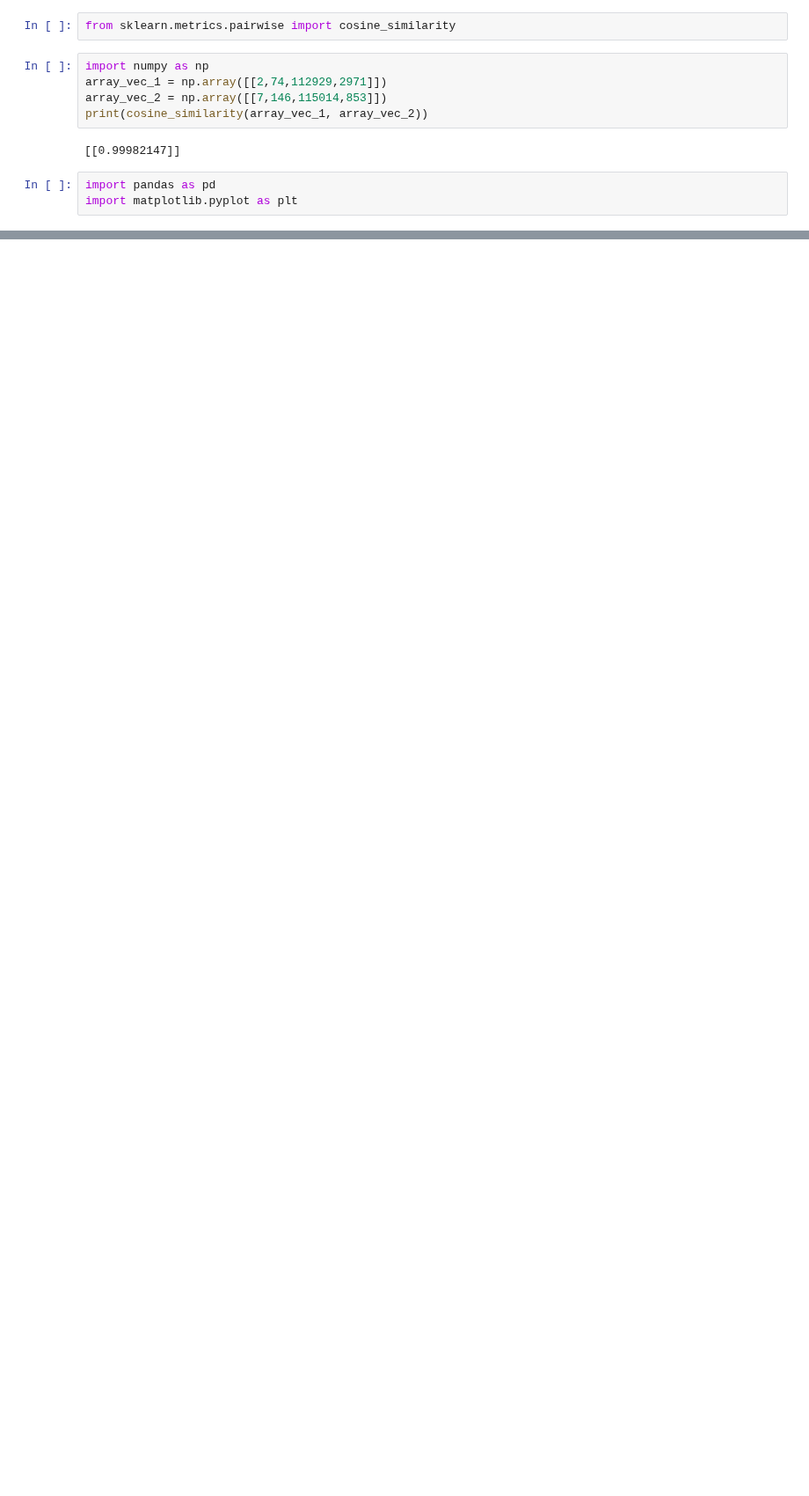
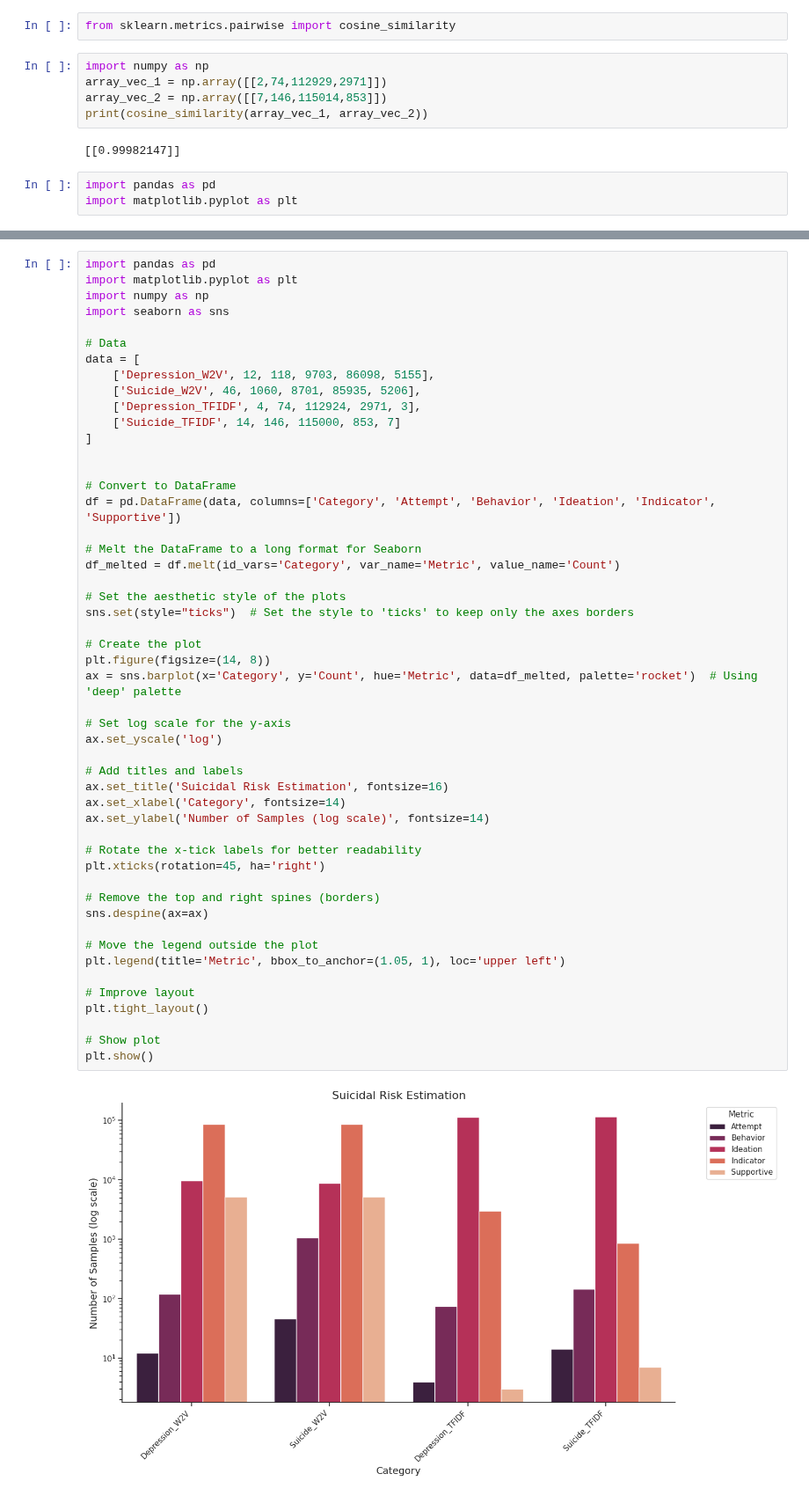
Before and after one commit to Iftekhar-mobin/depression_suicide_project, a Jupyter notebook: papers/depression/gridsearch_find_best_classifier.ipynb, the cells around one changed output, grey strips where cells are left out. Shown at 88% size. Cells and saved outputs as stored; diff of their text form; blank space fills up the shorter version.

```diff
--- a/papers/depression/gridsearch_find_best_classifier.ipynb
+++ b/papers/depression/gridsearch_find_best_classifier.ipynb
@@ -686,0 +697,52 @@ import matplotlib.pyplot as plt
+# %%
+import pandas as pd
+import matplotlib.pyplot as plt
+import numpy as np
+import seaborn as sns
+
+# Data
+data = [
+    ['Depression_W2V', 12, 118, 9703, 86098, 5155],
+    ['Suicide_W2V', 46, 1060, 8701, 85935, 5206],
+    ['Depression_TFIDF', 4, 74, 112924, 2971, 3],
+    ['Suicide_TFIDF', 14, 146, 115000, 853, 7]
+]
+
+
+# Convert to DataFrame
+df = pd.DataFrame(data, columns=['Category', 'Attempt', 'Behavior', 'Ideation', 'Indicator', 'Supportive'])
+
+# Melt the DataFrame to a long format for Seaborn
+df_melted = df.melt(id_vars='Category', var_name='Metric', value_name='Count')
+
+# Set the aesthetic style of the plots
+sns.set(style="ticks")  # Set the style to 'ticks' to keep only the axes borders
+
+# Create the plot
+plt.figure(figsize=(14, 8))
+ax = sns.barplot(x='Category', y='Count', hue='Metric', data=df_melted, palette='rocket')  # Using 'deep' palette
+
+# Set log scale for the y-axis
+ax.set_yscale('log')
+
+# Add titles and labels
+ax.set_title('Suicidal Risk Estimation', fontsize=16)
+ax.set_xlabel('Category', fontsize=14)
+ax.set_ylabel('Number of Samples (log scale)', fontsize=14)
+
+# Rotate the x-tick labels for better readability
+plt.xticks(rotation=45, ha='right')
+
+# Remove the top and right spines (borders)
+sns.despine(ax=ax)
+
+# Move the legend outside the plot
+plt.legend(title='Metric', bbox_to_anchor=(1.05, 1), loc='upper left')
+
+# Improve layout
+plt.tight_layout()
+
+# Show plot
+plt.show()
+# %% [output]
+[figure, added]
```
Also changed, not shown: parts of 4 cells of this notebook, 10 other files.
